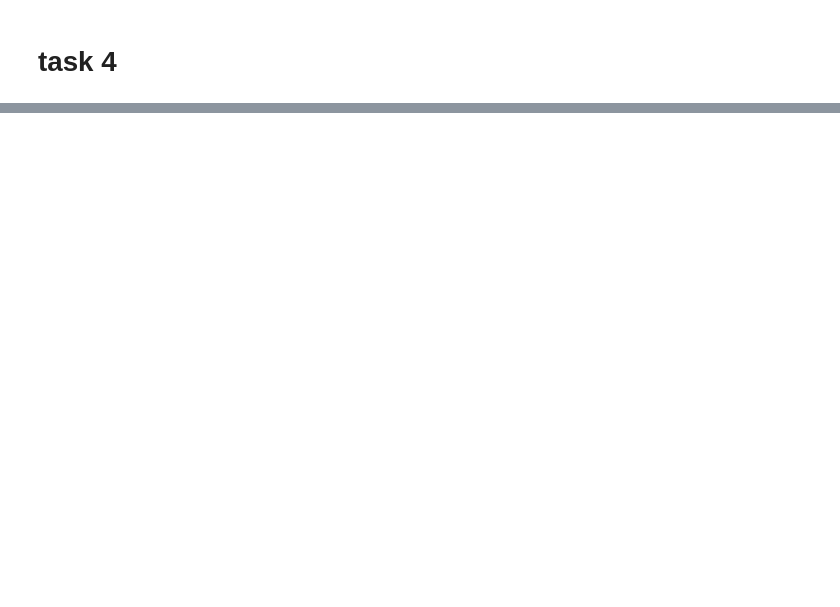
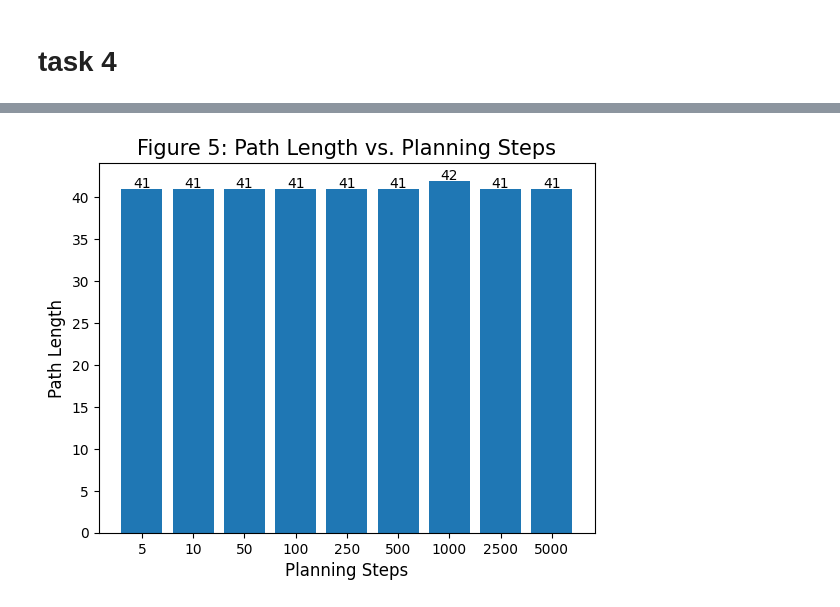
Before and after one commit to saraahmadi3/inf368, a Jupyter notebook: p4/sky.ipynb, the cells around one changed output, grey strips where cells are left out. Cells and saved outputs as stored; diff of their text form; code cells hidden in the pictures; blank space fills up the shorter version.

```diff
--- a/p4/sky.ipynb
+++ b/p4/sky.ipynb
@@ -553,3 +674,16 @@ plt.show()
+# %%
+path_length = [len(traj) for traj in traj]
+
+plt.bar([i for i in range(len(n_num))], path_length)
+for i, v in enumerate(path_length):
+    plt.text(i, v + 0.1, str(v), ha='center')
+plt.title("Figure 5: Path Length vs. Planning Steps", fontsize=15)
+plt.xlabel("Planning Steps", fontsize=12)
+plt.xticks([i for i in range(len(n_num))], n_num)
+plt.ylabel("Path Length", fontsize=12)
+plt.show()
+# %% [output]
+[figure, added]
 # %%
 
 # # Function to follow a given policy and return total reward and trajectory
```
Also changed, not shown: parts of 16 cells of this notebook.
